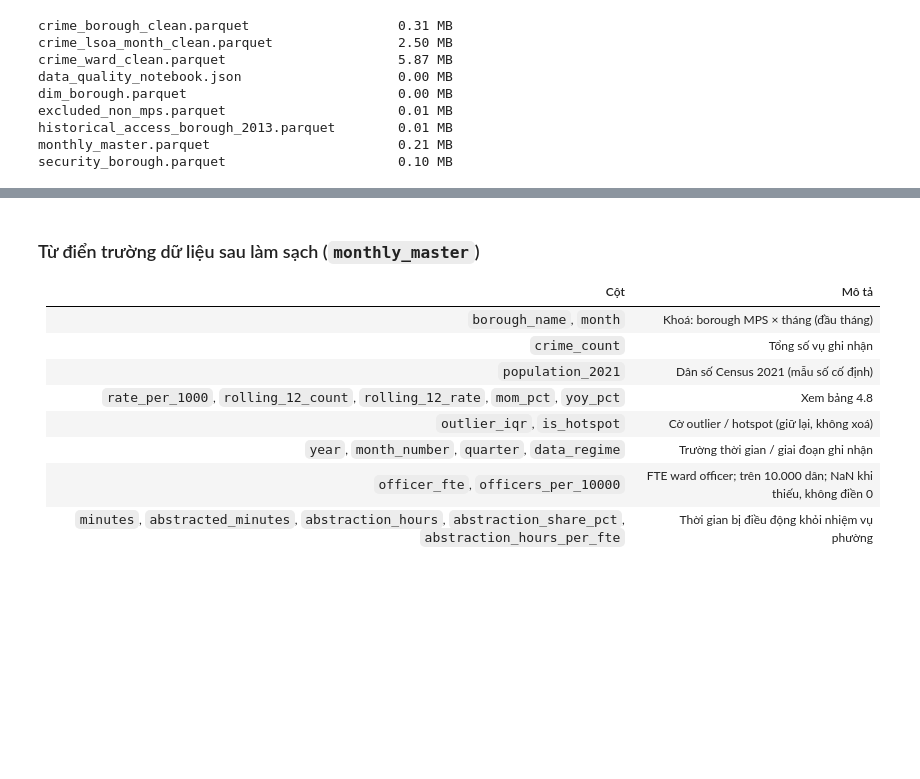
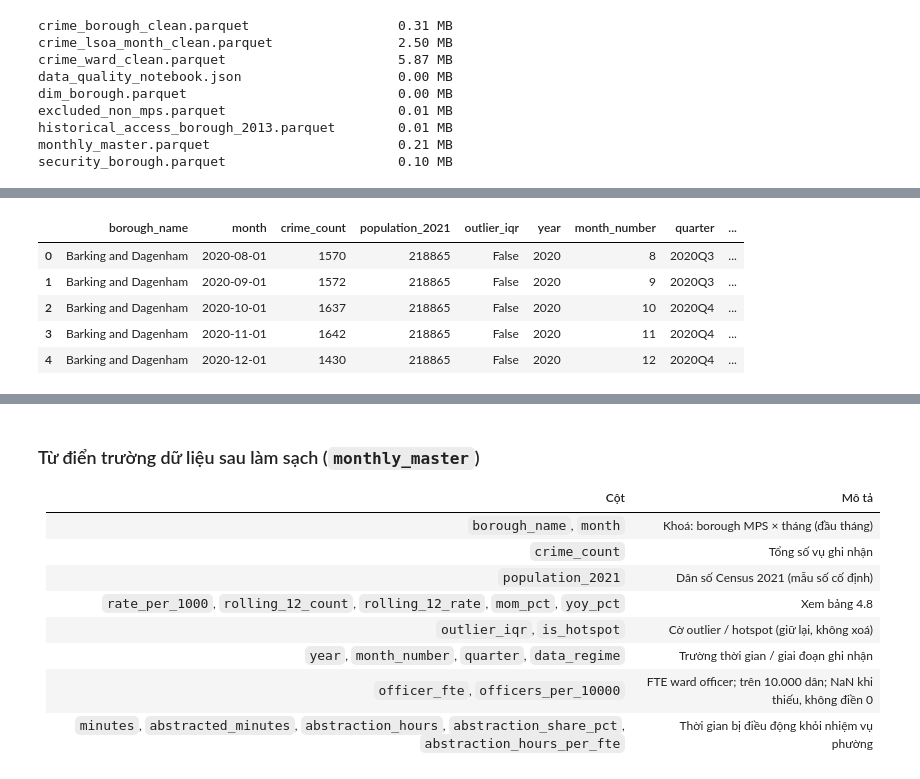
Before and after one commit to raphaelkzz/London-Crime-Visualization, a Jupyter notebook: notebooks/preprocess.ipynb, the cells around one changed output, grey strips where cells are left out. Cells and saved outputs as stored; diff of their text form; code cells hidden in the pictures; blank space fills up the shorter version.

```diff
--- a/notebooks/preprocess.ipynb
+++ b/notebooks/preprocess.ipynb
@@ -815,0 +855,9 @@ security_borough.parquet                      0.10 MB
+# %%
+monthly_master.head(5)
+# %% [output]
+|  | borough_name | month | crime_count | population_2021 | outlier_iqr | year | month_number | quarter | ... |
+| 0 | Barking and Dagenham | 2020-08-01 | 1570 | 218865 | False | 2020 | 8 | 2020Q3 | ... |
+| 1 | Barking and Dagenham | 2020-09-01 | 1572 | 218865 | False | 2020 | 9 | 2020Q3 | ... |
+| 2 | Barking and Dagenham | 2020-10-01 | 1637 | 218865 | False | 2020 | 10 | 2020Q4 | ... |
+| 3 | Barking and Dagenham | 2020-11-01 | 1642 | 218865 | False | 2020 | 11 | 2020Q4 | ... |
+| 4 | Barking and Dagenham | 2020-12-01 | 1430 | 218865 | False | 2020 | 12 | 2020Q4 | ... |
```
Also changed, not shown: parts of 22 cells of this notebook, 1 other file.
